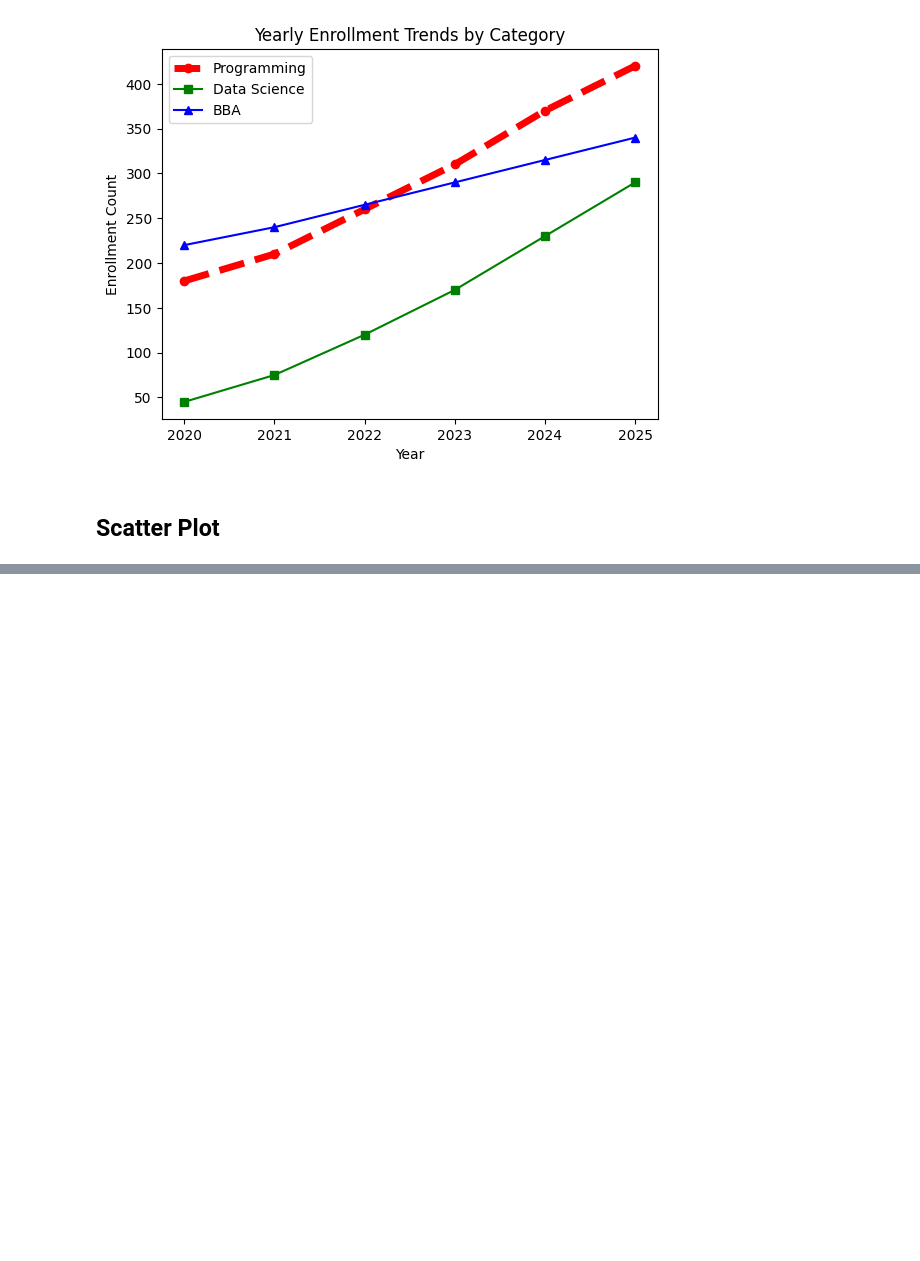
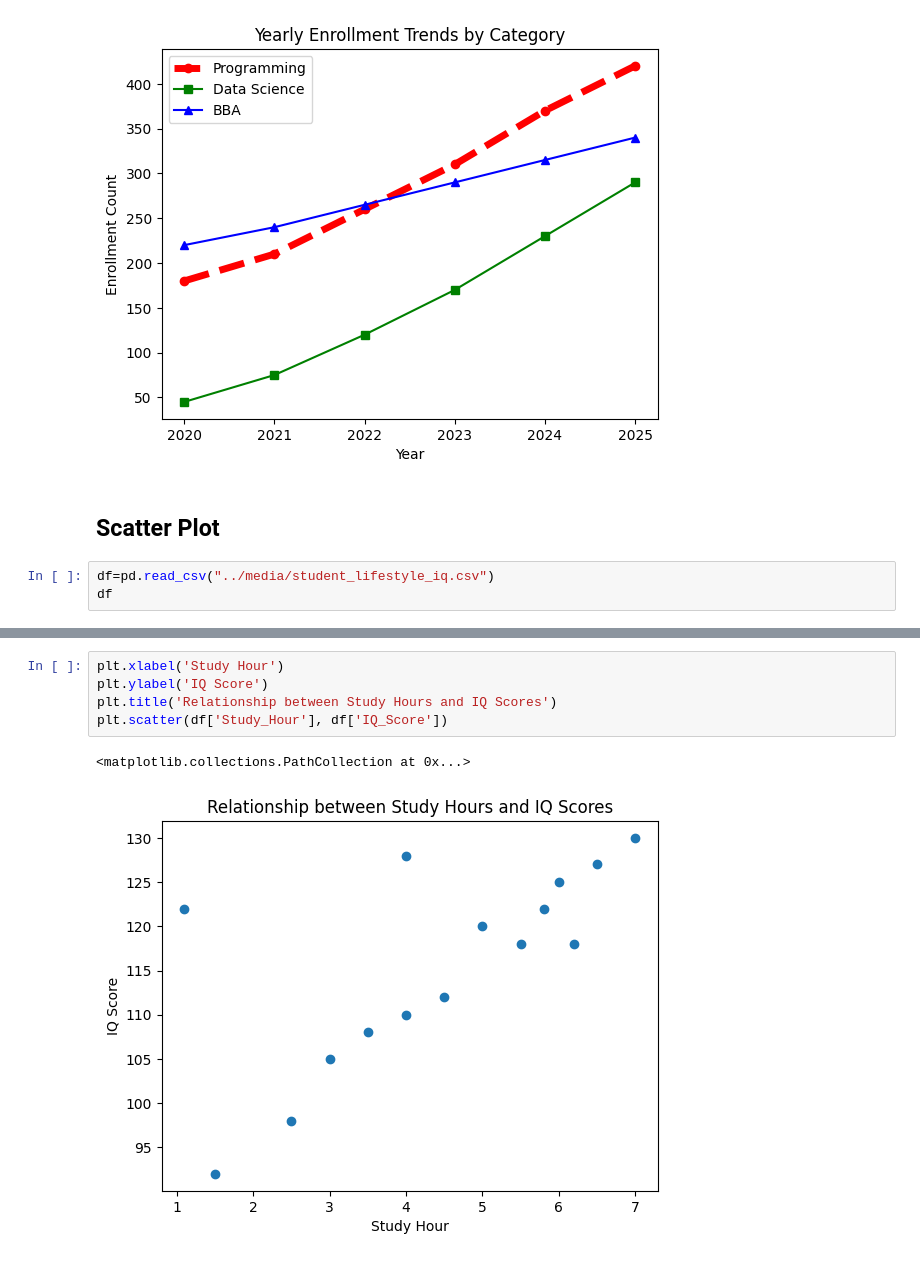
Before and after one commit to ZohanaZuthi/Phitron-AI-ML, a Jupyter notebook: Visualization_with_matplotlib/module_13.ipynb, the cells around one changed output, grey strips where cells are left out. Cells and saved outputs as stored; diff of their text form; blank space fills up the shorter version.

```diff
--- a/Visualization_with_matplotlib/module_13.ipynb
+++ b/Visualization_with_matplotlib/module_13.ipynb
@@ -131,3 +131,6 @@ plt.show()
 [figure]
 # %% [markdown]
 ## Scatter Plot
+# %%
+df=pd.read_csv("../media/student_lifestyle_iq.csv")
+df
@@ -133,0 +154,8 @@ plt.show()
+# %%
+plt.xlabel('Study Hour')
+plt.ylabel('IQ Score')
+plt.title('Relationship between Study Hours and IQ Scores')
+plt.scatter(df['Study_Hour'], df['IQ_Score'])
+# %% [output]
+<matplotlib.collections.PathCollection at 0x...>
+[figure, added]
```
Also changed, not shown: parts of 3 cells of this notebook, 2 other files.
